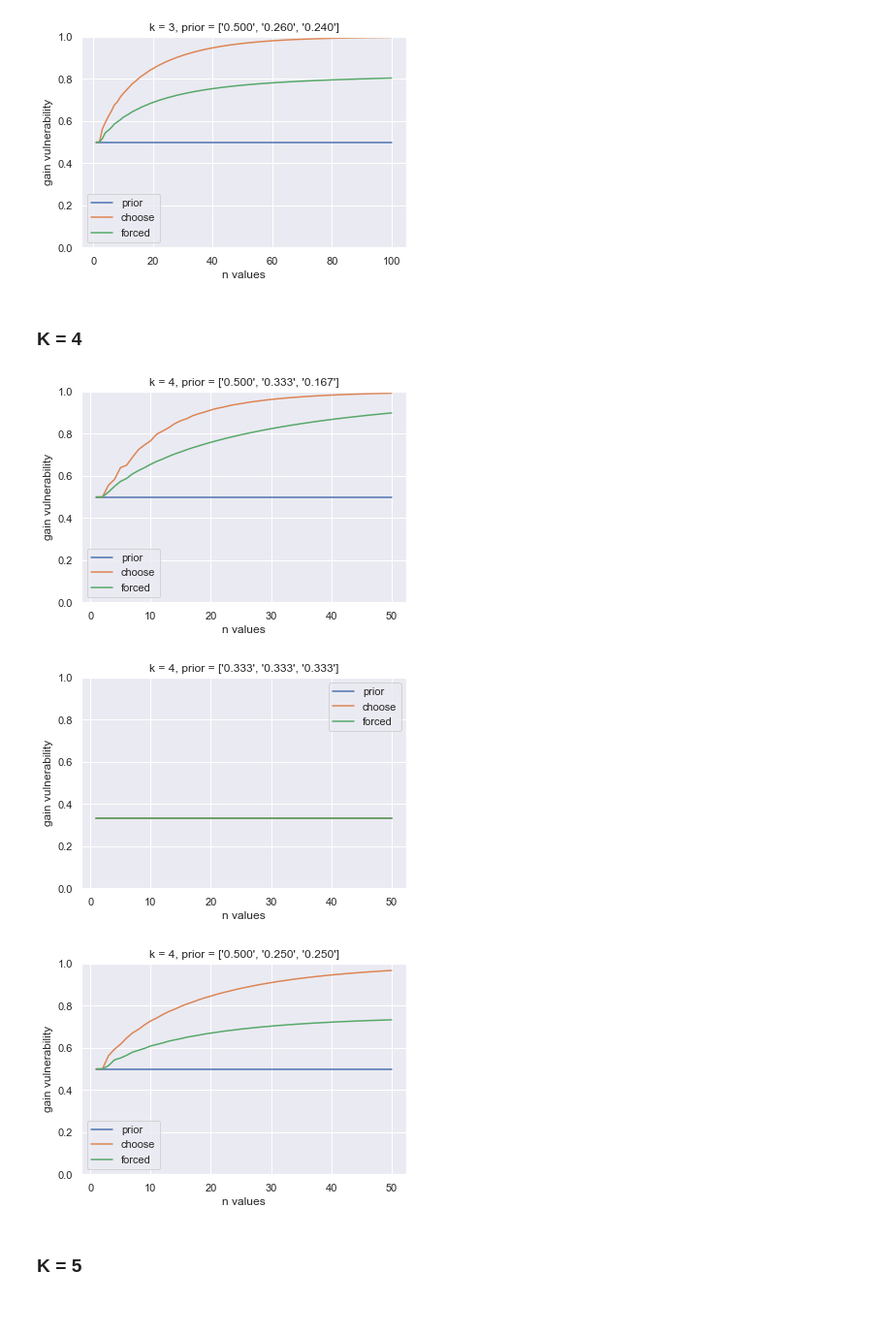
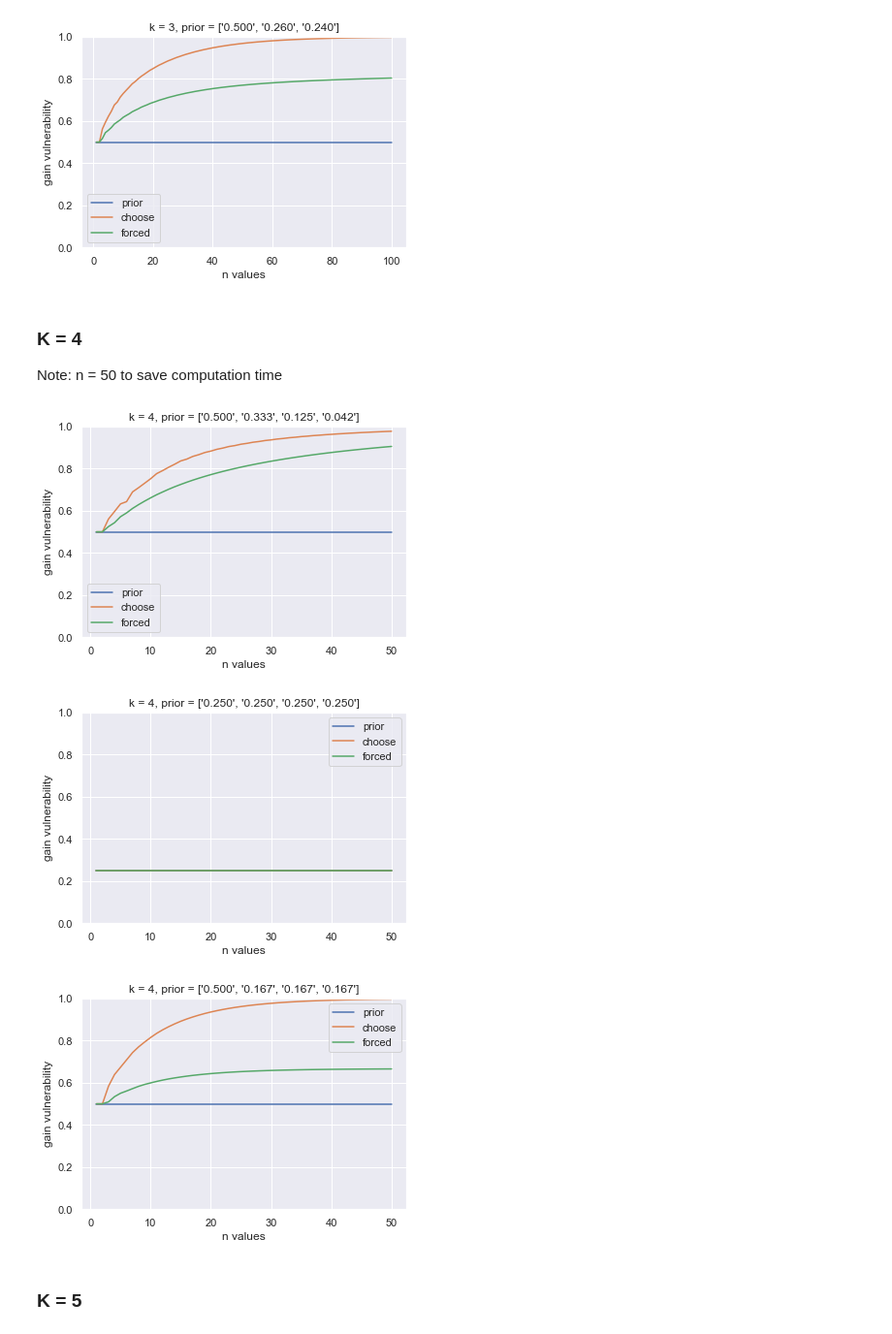
Before and after one commit to majk12/pbv, a Jupyter notebook: gain_choose.ipynb, the cells around one changed output. Shown at 97% size. Saved outputs shown, nothing was run; the diff lists cells and outputs as text; code cells hidden in the pictures.

Commit message:
fixed k = 4, 5 graphs

```diff
--- a/gain_choose.ipynb
+++ b/gain_choose.ipynb
@@ -434,20 +434,13 @@ def forced_and_choose_post_vuln(n, k, pi):
         choose_sum = choose_sum + weighted
     return forced_sum, choose_sum
 # %%
-n = 6
+n = 10
 k = 4
-forced_4, choose_4 = forced_and_choose_post_vuln(n, k, [1/2, 1/3, 1/6])
+forced_4, choose_4 = forced_and_choose_post_vuln(n, k, [1/2, 1/3, 1/8, 1/24])
 print("k = %s" % k)
 print("Choose Posterior vulnerability for n = %s " % n)
 print(choose_4)
 print("Forced Posterior vulnerability for n = %s " % n)
 print(forced_4)
-k = 5
-forced_4, choose_4 = forced_and_choose_post_vuln(n, k, [1/2, 1/3, 1/6])
-print("k = %s" % k)
-print("Choose Posterior vulnerability for n = %s " % n)
-print(choose_4)
-print("Forced Posterior vulnerability for n = %s " % n)
-print(forced_4)
 # %% [output]
 k = 4
@@ -534,4 +522,5 @@ graph_it_prior_choose_forced(100, 3, [.5, .26, .24], df_two_close)
 [figure]
 # %% [markdown]
 ### K = 4
+Note: n = 50 to save computation time
 # %%
@@ -539,5 +528,5 @@ df_non_uni_4 = choose_and_forced_prior_post(50, 4, [1/2, 1/3, 1/6])
 # %%
-graph_it_prior_choose_forced(50, 4, [1/2, 1/3, 1/6], df_non_uni_4)
+graph_it_prior_choose_forced(50, 4, [1/2, 1/3, 1/8, 1/24], df_non_uni_4)
 # %% [output]
-[figure, old version]
+[figure, new version]
 # %%
@@ -545,12 +534,12 @@ df_uni_4 = choose_and_forced_prior_post(50, 4, [1/3, 1/3, 1/3])
 # %%
-graph_it_prior_choose_forced(50, 4, [1/3, 1/3, 1/3], df_uni_4)
+graph_it_prior_choose_forced(50, 4, [1/4, 1/4, 1/4, 1/4], df_uni_4)
 # %% [output]
-[figure, old version]
+[figure, new version]
 # %%
-df_two_same_4 = choose_and_forced_prior_post(50, 4, [1/2, 1/4, 1/4])
+df_two_same_4 = choose_and_forced_prior_post(50, 4, [1/2, 1/6, 1/6, 1/6])
 # %%
-graph_it_prior_choose_forced(50, 4, [1/2, 1/4, 1/4], df_two_same_4)
+graph_it_prior_choose_forced(50, 4, [1/2, 1/6, 1/6, 1/6], df_two_same_4)
 # %% [output]
-[figure, old version]
+[figure, new version]
 # %% [markdown]
 ### K = 5
```
Also changed, not shown: parts of 9 cells of this notebook.
